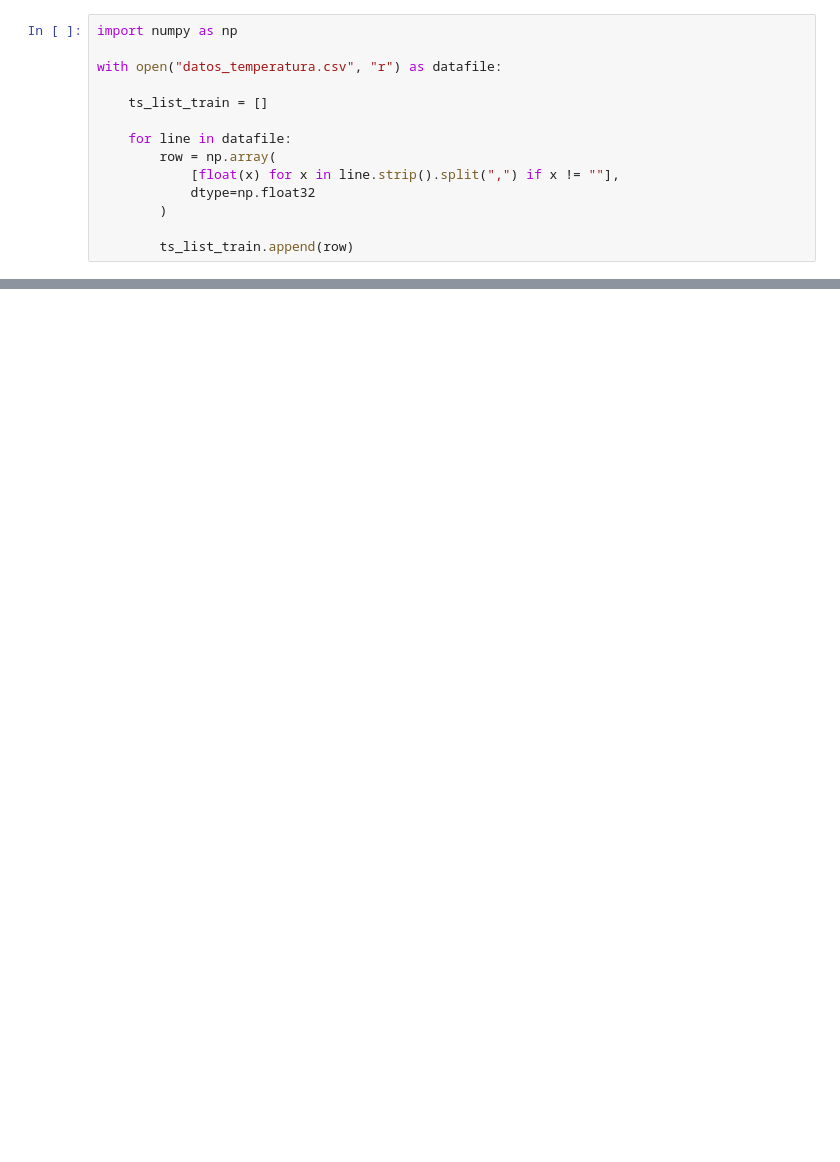
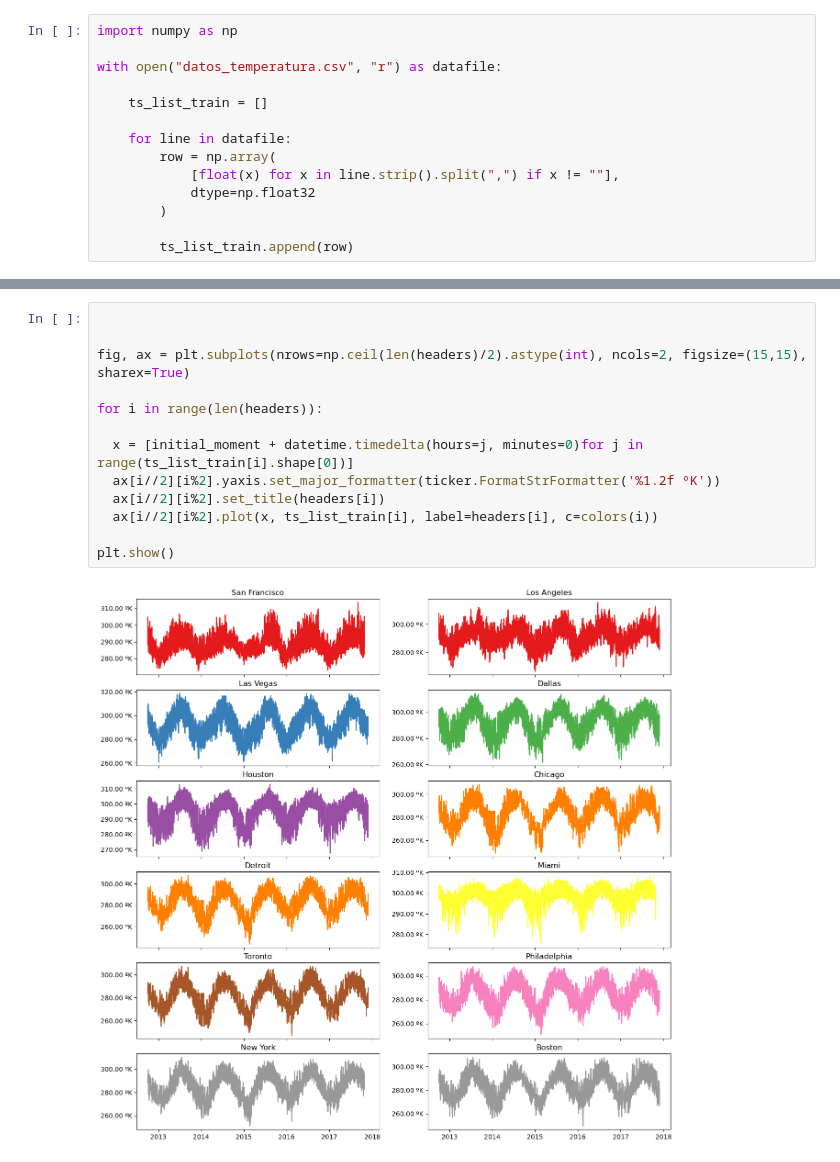
Before and after one commit to Triis98/DissenyIAvaluacioDeModels, a Jupyter notebook: apunts/documents/series_temporals/series_temporals.ipynb, the cells around one changed output, grey strips where cells are left out. Saved outputs shown, nothing was run; the diff lists cells and outputs as text; blank space fills up the shorter version.

```diff
--- a/apunts/documents/series_temporals/series_temporals.ipynb
+++ b/apunts/documents/series_temporals/series_temporals.ipynb
@@ -41,0 +82,15 @@ En l'exemple anterior esten en format ample.
+# %%
+
+
+fig, ax = plt.subplots(nrows=np.ceil(len(headers)/2).astype(int), ncols=2, figsize=(15,15), sharex=True)
+
+for i in range(len(headers)):
+
+  x = [initial_moment + datetime.timedelta(hours=j, minutes=0)for j in range(ts_list_train[i].shape[0])]
+  ax[i//2][i%2].yaxis.set_major_formatter(ticker.FormatStrFormatter('%1.2f ºK'))
+  ax[i//2][i%2].set_title(headers[i])
+  ax[i//2][i%2].plot(x, ts_list_train[i], label=headers[i], c=colors(i))
+
+plt.show()
+# %% [output]
+[figure, added]
```
Also changed, not shown: parts of 15 cells of this notebook, 1 other file.
